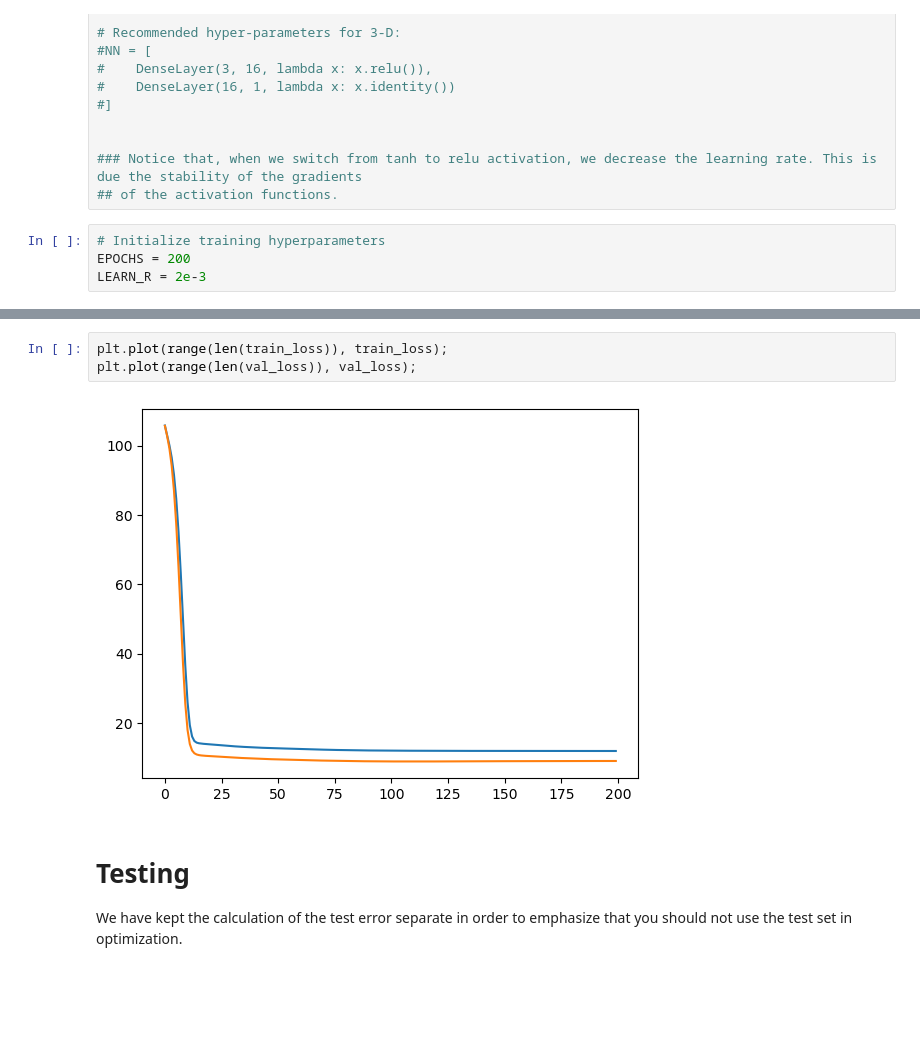
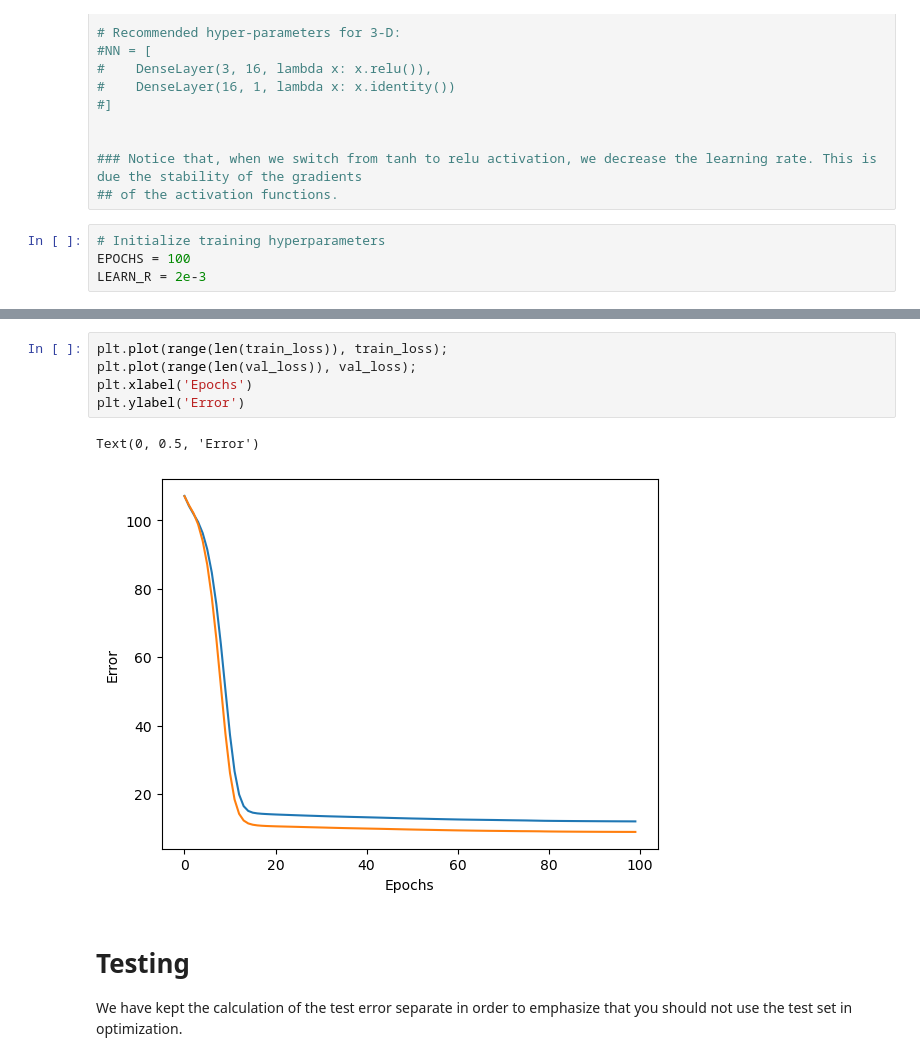
Before and after one commit to ES0R/02456-deep-learning-with-PyTorch, a Jupyter notebook: 2_Feedforward_Python/2.1-EXE-FNN-AutoDif-Nanograd.ipynb, the cells around one changed output, grey strips where cells are left out. Drawn from its saved outputs; the diff is of its cells as text; blank space fills up the shorter version.

```diff
--- a/2_Feedforward_Python/2.1-EXE-FNN-AutoDif-Nanograd.ipynb
+++ b/2_Feedforward_Python/2.1-EXE-FNN-AutoDif-Nanograd.ipynb
@@ -798,7 +796,7 @@ NN = [
 ## of the activation functions.
 # %%
 # Initialize training hyperparameters
-EPOCHS = 200
+EPOCHS = 100
 LEARN_R = 2e-3
 # %%
 train_loss = []
@@ -851,8 +839,11 @@ for e in range(EPOCHS):
 # %%
 plt.plot(range(len(train_loss)), train_loss);
 plt.plot(range(len(val_loss)), val_loss);
+plt.xlabel('Epochs')
+plt.ylabel('Error')
 # %% [output]
+Text(0, 0.5, 'Error')
-[figure, old version]
+[figure, new version]
 # %% [markdown]
 # Testing
 
```
Also changed, not shown: parts of 28 cells of this notebook, 9 other files.
